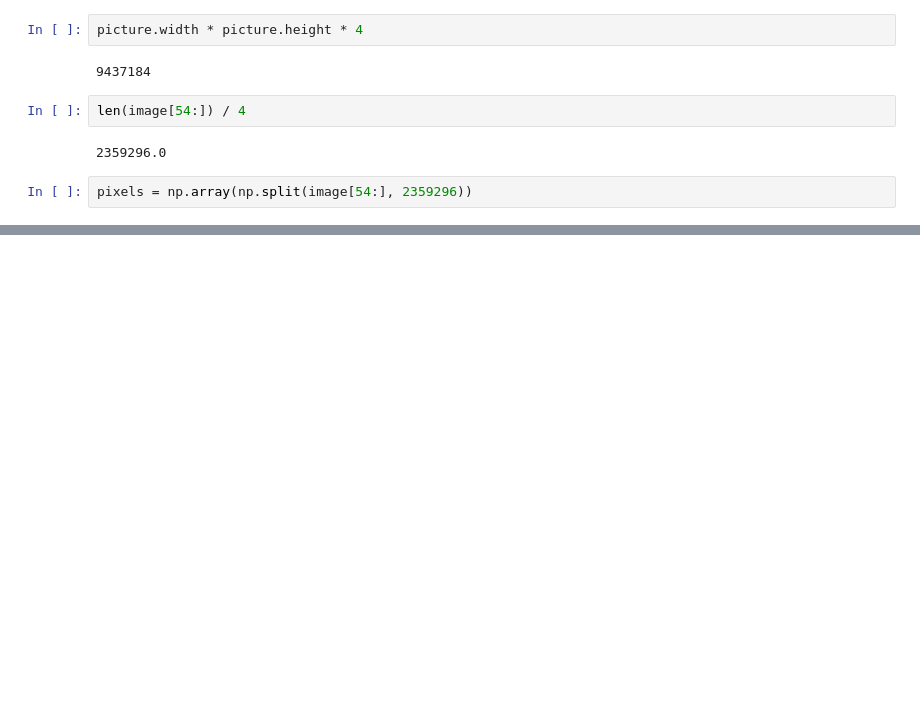
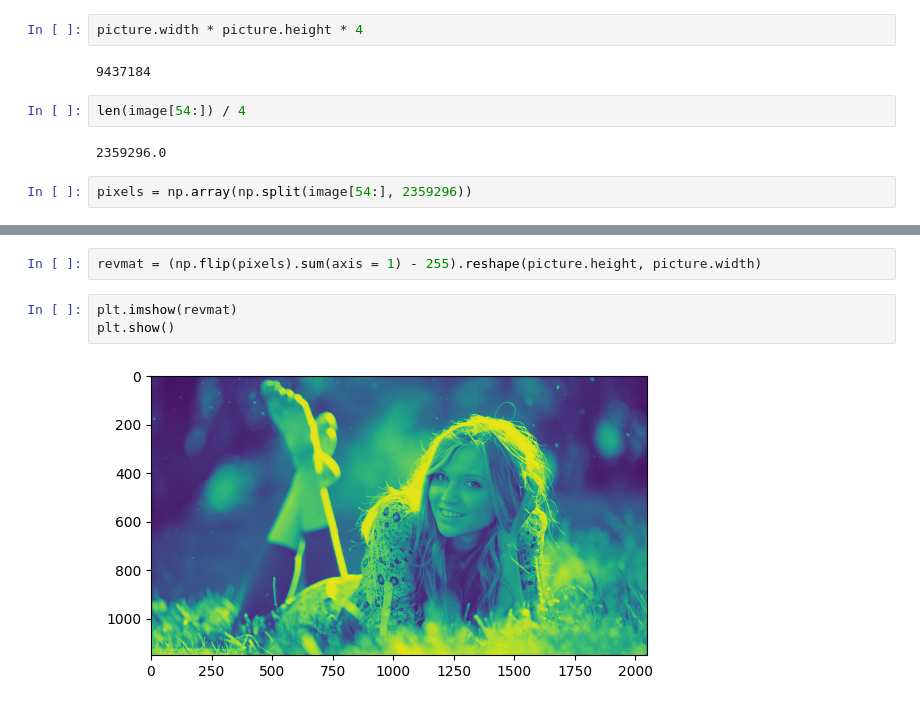
Before and after one commit to anoban/python, a Jupyter notebook: pytorch.ipynb, the cells around one changed output, grey strips where cells are left out. Drawn from its saved outputs; the diff is of its cells as text; blank space fills up the shorter version.

```diff
--- a/pytorch.ipynb
+++ b/pytorch.ipynb
@@ -46,0 +74,7 @@ pixels = np.array(np.split(image[54:], 2359296))
+# %%
+revmat = (np.flip(pixels).sum(axis = 1) - 255).reshape(picture.height, picture.width)
+# %%
+plt.imshow(revmat)
+plt.show()
+# %% [output]
+[figure, added]
```
Also changed, not shown: parts of 8 cells of this notebook.
